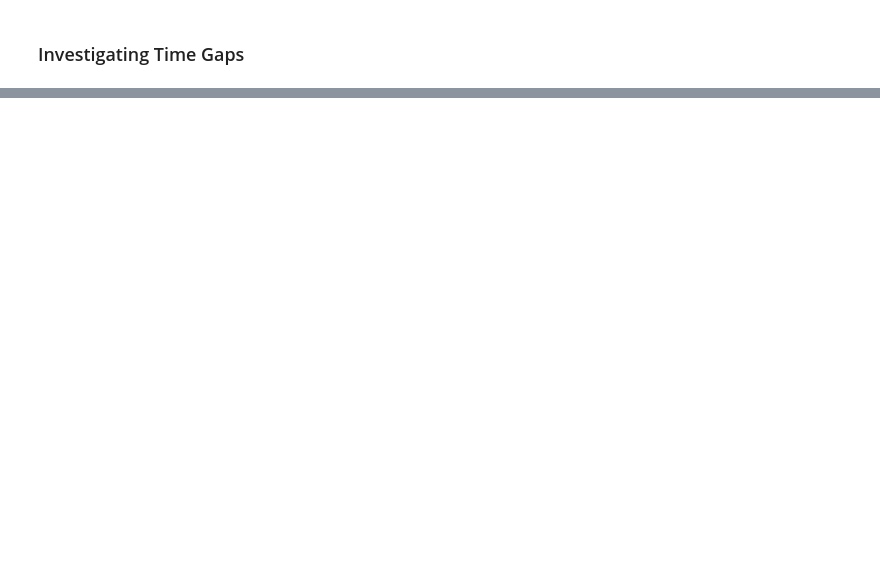
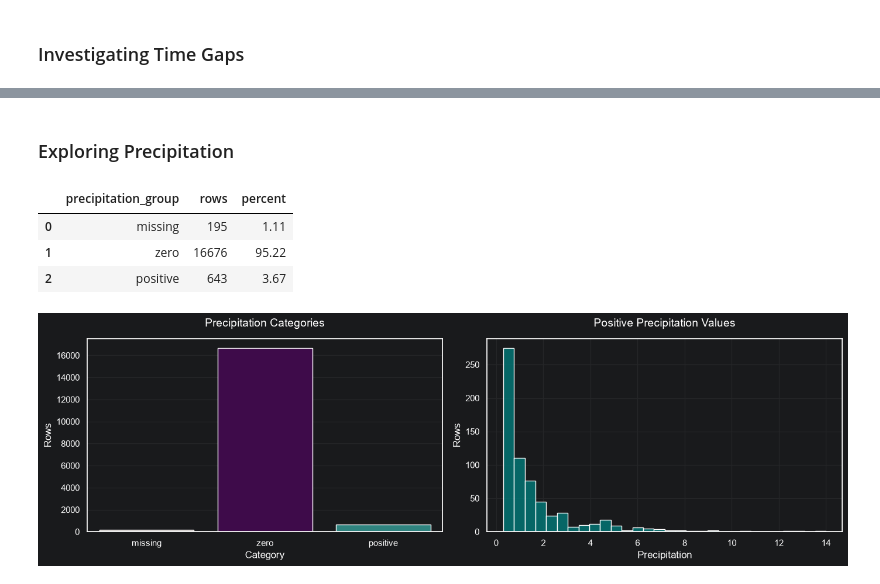
Before and after one commit to UC-Berkeley-I-School/207-Summer26-FinalProject-MLModel, a Jupyter notebook: EDA/santi/weather_eda.ipynb, the cells around one changed output, grey strips where cells are left out. Saved outputs shown, nothing was run; the diff lists cells and outputs as text; code cells hidden in the pictures; blank space fills up the shorter version.

```diff
--- a/EDA/santi/weather_eda.ipynb
+++ b/EDA/santi/weather_eda.ipynb
@@ -130,0 +304,64 @@ cv_splits = list(time_series_cv.split(train_validate_df))
+# %% [markdown]
+### Exploring Precipitation
+# %%
+precipitation = weather_train_df["precipitation"]
+precipitation_group = pd.Series(
+    np.select(
+        [precipitation.isna(), precipitation.eq(0), precipitation.gt(0)],
+        ["missing", "zero", "positive"],
+        default="other",
+    ),
+    index=weather_train_df.index,
+    name="precipitation_group",
+)
+
+precipitation_order = ["missing", "zero", "positive", "other"]
+precipitation_summary = (
+    precipitation_group.value_counts()
+    .reindex(precipitation_order, fill_value=0)
+    .rename_axis("precipitation_group")
+    .reset_index(name="rows")
+)
+precipitation_summary = precipitation_summary.loc[precipitation_summary["rows"] > 0]
+precipitation_summary["percent"] = (
+    precipitation_summary["rows"] / len(weather_train_df) * 100
+).round(2)
+
+positive_precipitation = precipitation.loc[precipitation.gt(0)]
+
+display(precipitation_summary)
+# %% [output]
+|  | precipitation_group | rows | percent |
+| 0 | missing | 195 | 1.11 |
+| 1 | zero | 16676 | 95.22 |
+| 2 | positive | 643 | 3.67 |
+# %%
+fig, axes = plt.subplots(ncols=2, figsize=(14, 4.5))
+sns.barplot(
+    data=precipitation_summary,
+    x="precipitation_group",
+    y="rows",
+    hue="precipitation_group",
+    palette={"missing": "#bab0ac", "zero": "#440154", "positive": "#21918c", "other": "#fde725"},
+    legend=False,
+    ax=axes[0],
+)
+axes[0].set_title("Precipitation Categories", fontsize=14, pad=15)
+axes[0].set_xlabel("Category")
+axes[0].set_ylabel("Rows")
+
+sns.histplot(
+    positive_precipitation,
+    bins=30,
+    color=PRIMARY_COLOR,
+    edgecolor="white",
+    ax=axes[1],
+)
+axes[1].set_title("Positive Precipitation Values", fontsize=14, pad=15)
+axes[1].set_xlabel("Precipitation")
+axes[1].set_ylabel("Rows")
+
+plt.tight_layout()
+plt.show()
+# %% [output]
+[figure, added]
```
Also changed, not shown: parts of 21 cells of this notebook.
